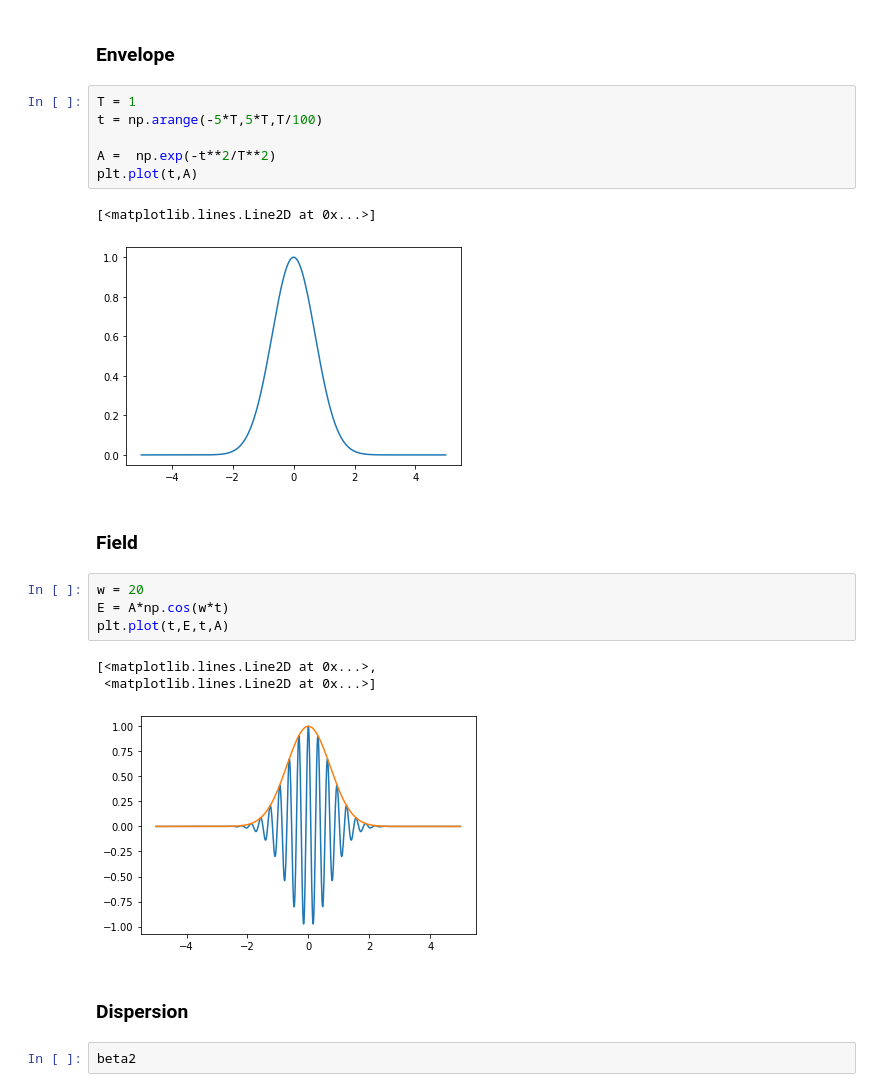
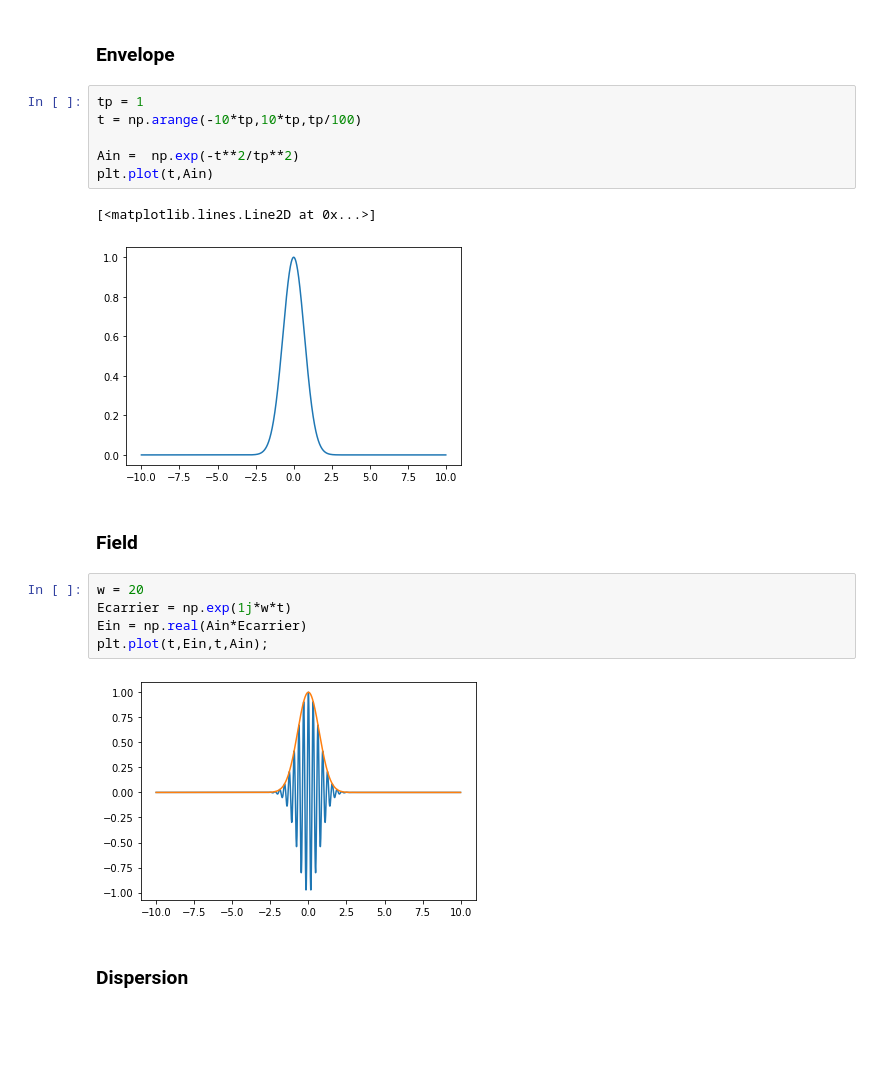
Before and after one commit to ledezmaluism/snow, a Jupyter notebook: Notebooks/LinearPulsePropagation.ipynb, the cells around one changed output. Cells and saved outputs as stored; diff of their text form; blank space fills up the shorter version.

```diff
--- a/Notebooks/LinearPulsePropagation.ipynb
+++ b/Notebooks/LinearPulsePropagation.ipynb
@@ -11,25 +20,22 @@ import matplotlib.pyplot as plt
 # %% [markdown]
 ### Envelope
 # %%
-T = 1
-t = np.arange(-5*T,5*T,T/100)
+tp = 1
+t = np.arange(-10*tp,10*tp,tp/100)
 
-A =  np.exp(-t**2/T**2)
-plt.plot(t,A)
+Ain =  np.exp(-t**2/tp**2)
+plt.plot(t,Ain)
 # %% [output]
 [<matplotlib.lines.Line2D at 0x...>]
-[figure, old version]
+[figure, new version]
 # %% [markdown]
 ### Field
 # %%
 w = 20
-E = A*np.cos(w*t)
-plt.plot(t,E,t,A)
+Ecarrier = np.exp(1j*w*t)
+Ein = np.real(Ain*Ecarrier)
+plt.plot(t,Ein,t,Ain);
 # %% [output]
-[<matplotlib.lines.Line2D at 0x...>,
- <matplotlib.lines.Line2D at 0x...>]
-[figure, old version]
+[figure, new version]
 # %% [markdown]
 ### Dispersion
-# %%
-beta2
```
Also changed, not shown: parts of 3 cells of this notebook.
